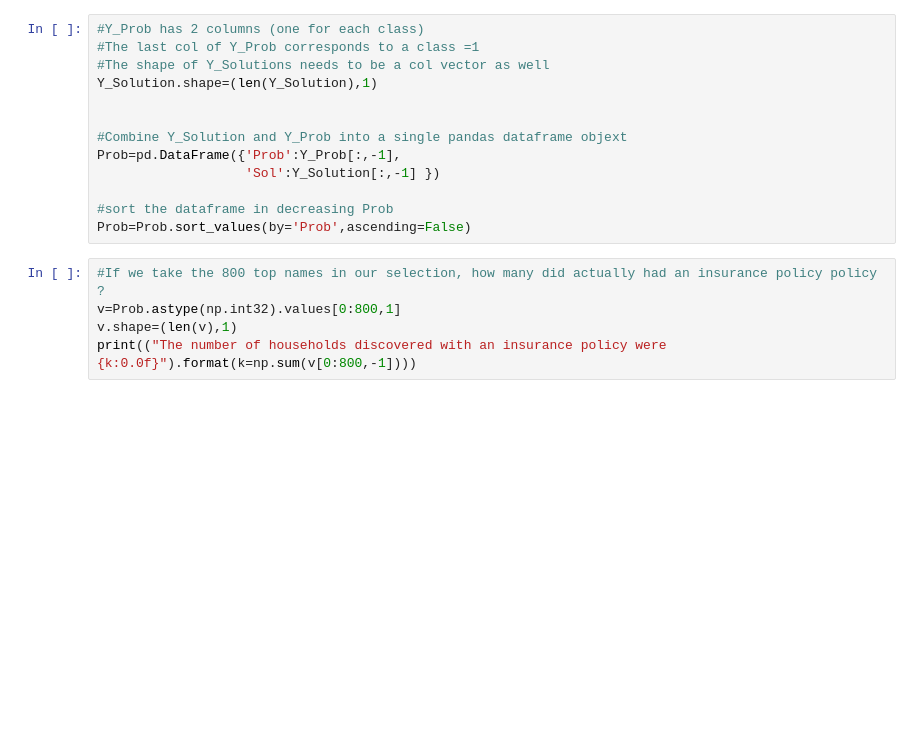
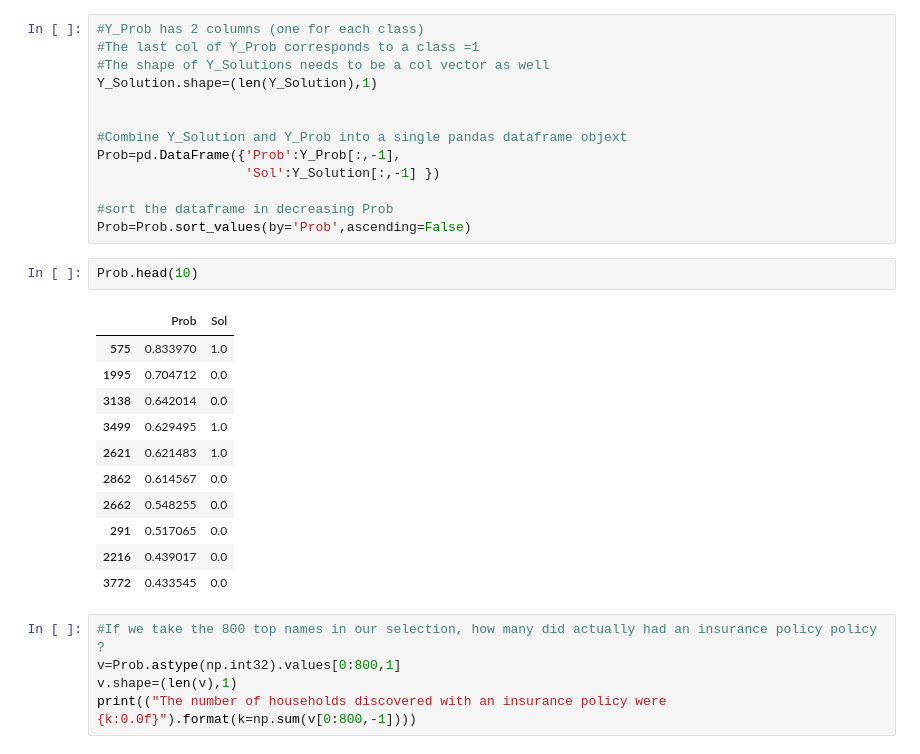
Before and after one commit to RiskConcile/workshop, a Jupyter notebook: Exercises/Code/Supervised Learning/Logistic Regression/Logistic_Caravan.ipynb, the cells around one changed output. Saved outputs shown, nothing was run; the diff lists cells and outputs as text; blank space fills up the shorter version.

```diff
--- a/Exercises/Code/Supervised Learning/Logistic Regression/Logistic_Caravan.ipynb
+++ b/Exercises/Code/Supervised Learning/Logistic Regression/Logistic_Caravan.ipynb
@@ -87,6 +87,20 @@ Prob=pd.DataFrame({'Prob':Y_Prob[:,-1],
 
 #sort the dataframe in decreasing Prob
 Prob=Prob.sort_values(by='Prob',ascending=False)
+# %%
+Prob.head(10)
+# %% [output]
+|  | Prob | Sol |
+| 575 | 0.833970 | 1.0 |
+| 1995 | 0.704712 | 0.0 |
+| 3138 | 0.642014 | 0.0 |
+| 3499 | 0.629495 | 1.0 |
+| 2621 | 0.621483 | 1.0 |
+| 2862 | 0.614567 | 0.0 |
+| 2662 | 0.548255 | 0.0 |
+| 291 | 0.517065 | 0.0 |
+| 2216 | 0.439017 | 0.0 |
+| 3772 | 0.433545 | 0.0 |
 # %%
 #If we take the 800 top names in our selection, how many did actually had an insurance policy policy ?
 v=Prob.astype(np.int32).values[0:800,1]
```
Also changed, not shown: parts of 1 cell of this notebook, 4 other files.
